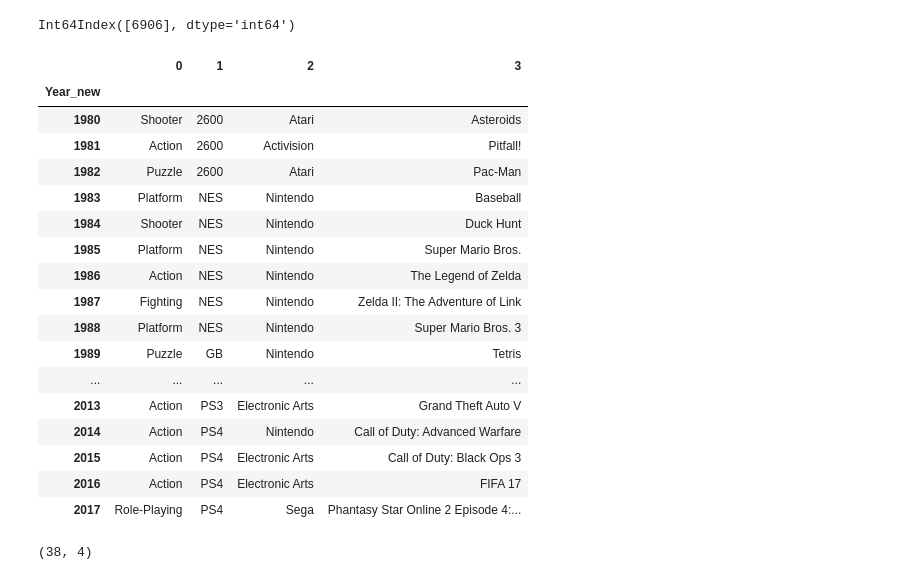
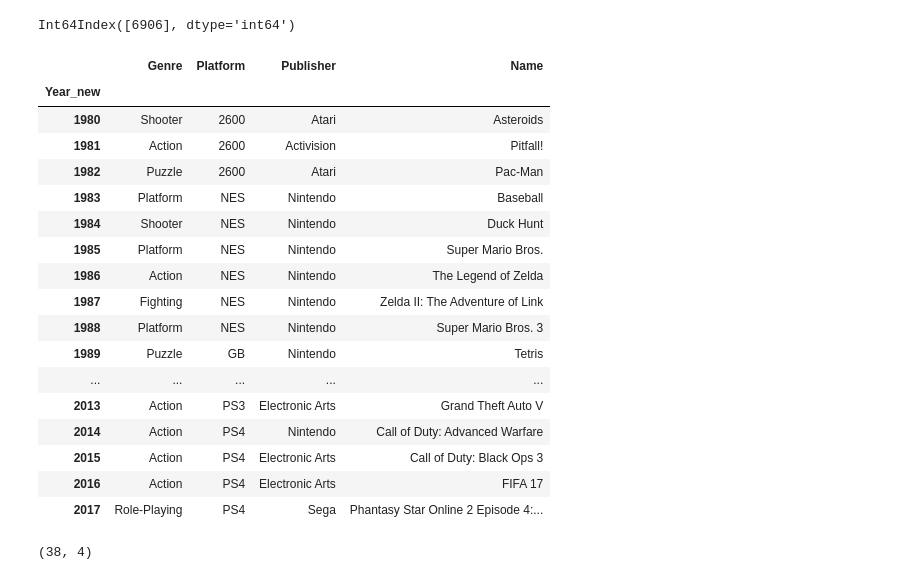
Before and after one commit to Thingjae9/Section1_OwnProject, a Jupyter notebook: Section_1_Project_원명재.ipynb, the cells around one changed output. Drawn from its saved outputs; the diff is of its cells as text; code cells hidden in the pictures.

```diff
--- a/Section_1_Project_원명재.ipynb
+++ b/Section_1_Project_원명재.ipynb
@@ -468,24 +491,25 @@ Int64Index([6906], dtype='int64')
 # %%
 df.loc[6906,'Year_new'] = 2009
 # 앞의 것 다시진행
 
 Genre_Year = df.groupby(['Year_new','Genre'])['Sum_Sales'].sum().unstack('Genre').fillna(0)
 Genre_Year_T = Genre_Year.T
 trand1 = Genre_Year_T.idxmax(axis=0)
 Platform_Year = df.groupby(['Year_new','Platform'])['Sum_Sales'].sum().unstack('Platform').fillna(0)
 Platform_Year_T = Platform_Year.T
 trand2 = Platform_Year_T.idxmax(axis=0)
 Publisher_Year = df.groupby(['Year_new','Publisher'])['Sum_Sales'].sum().unstack('Publisher').fillna(0)
 Publisher_Year_T = Publisher_Year.T
 trand3 = Publisher_Year_T.idxmax(axis=0)
 Name_Year = df.groupby(['Year_new','Name'])['Sum_Sales'].sum().unstack('Name').fillna(0)
 Name_Year_T = Name_Year.T
 trand4 = Name_Year_T.idxmax(axis=0)
 Trand = pd.concat([trand1,trand2,trand3,trand4],axis=1)
+Trand.rename(columns = {0 : 'Genre', 1 : 'Platform', 2 : 'Publisher', 3 : 'Name'}, inplace = True)
 Trand
 # 0은 장르 1은 게임 플랫폼 2는 회사 3은 게임 이름
 # %% [output]
-|  | 0 | 1 | 2 | 3 |
+|  | Genre | Platform | Publisher | Name |
 | Year_new |  |  |  |  |
 | 1980 | Shooter | 2600 | Atari | Asteroids |
 | 1981 | Action | 2600 | Activision | Pitfall! |
```
Also changed, not shown: parts of 9 cells of this notebook.
